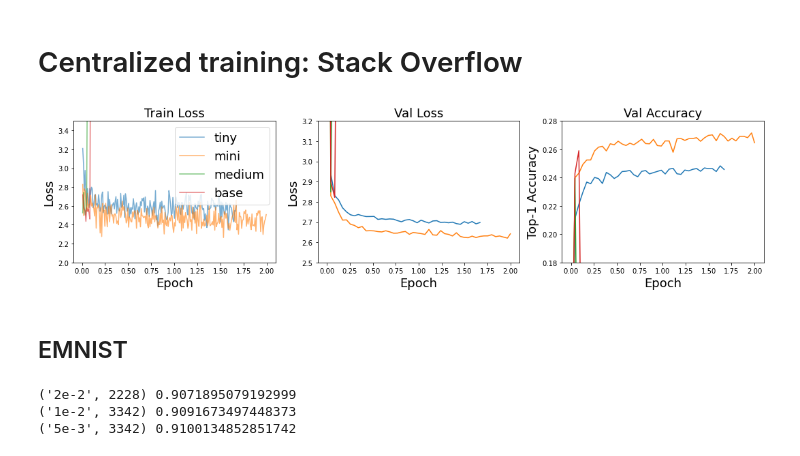
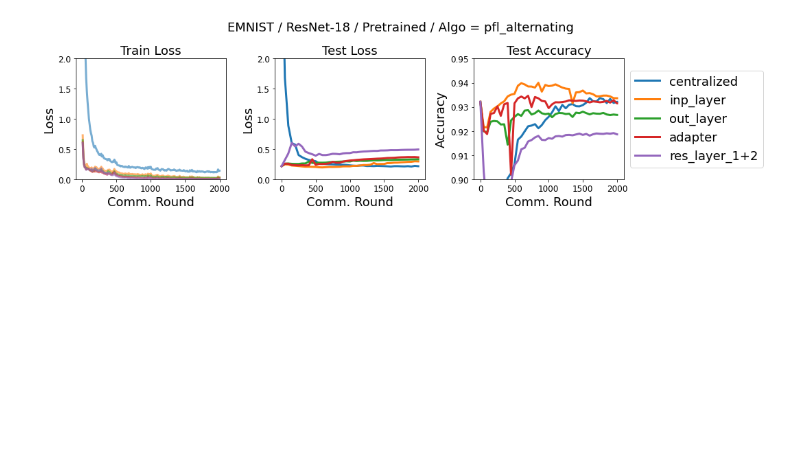
Before and after one commit to facebookresearch/FL_partial_personalization, a Jupyter notebook: parse_outputs.ipynb, the cells around one changed output. Saved outputs shown, nothing was run; the diff lists cells and outputs as text; code cells hidden in the pictures; blank space fills up the shorter version.

```diff
--- a/parse_outputs.ipynb
+++ b/parse_outputs.ipynb
@@ -319,46 +154,28 @@ for param, out in zip(param_list, out_list):
-# %% [markdown]
-# Centralized training: Stack Overflow
-# %%
-df_lst = []
-param_list = ['tiny', 'mini', 'medium', 'base']
-
-fn = 'so_{}_try1_{}.csv'
-for p in param_list:
-    for t in ['train', 'test']:
-        df_lst.append(pd.read_csv(os.path.join(output_dir, fn.format(p, t))))
-
-df_tr = np.asarray(df_lst, dtype=np.object).reshape(-1, 2)[:, 0]
-df_te = np.asarray(df_lst, dtype=np.object).reshape(-1, 2)[:, 1]
-
-# df_tr.append(pd.read_csv(os.path.join(output_dir, fn1.format('train'))))
-# df_te.append(pd.read_csv(os.path.join(output_dir, fn1.format('test'))))
-# df_tr.append(pd.read_csv(os.path.join(output_dir, fn2.format('train'))))
-# df_te.append(pd.read_csv(os.path.join(output_dir, fn2.format('test'))))
 # %%
 f, ax = plt.subplots(1, 3, figsize=(15, 4))
+f.suptitle(f'{descr} / Algo = {pfl_algo}', fontsize=18)
 
-for i, (do, df) in enumerate(zip(param_list, df_tr)):
-    ax[0].plot(df['epoch'], df['avg_loss'], alpha=0.6, color=COLORS[i], label=do)
+for i, (p, df) in enumerate(zip(param_list, df_tr)):
+    ax[0].plot(df['round'], df['avg_loss'], alpha=0.6, label=p)
 
 for param, df in zip(param_list, df_te):
-    ax[1].plot(df['epoch'], df['loss|mean'], label=param)
-    ax[2].plot(df['epoch'], df['accuracy_top1|mean'], label=param)
+    ax[1].plot(df['round'], df['loss|mean'], label=param)
+    ax[2].plot(df['round'], df['accuracy|mean'], label=param)
 
 ax[0].set_title('Train Loss', fontsize=18)
-ax[1].set_title('Val Loss', fontsize=18)
-ax[2].set_title("Val Accuracy", fontsize=18)
+ax[1].set_title('Test Loss', fontsize=18)
+ax[2].set_title("Test Accuracy", fontsize=18)
 for a in ax:
-    a.set_xlabel('Epoch', fontsize=18)
+    a.set_xlabel('Comm. Round', fontsize=18)
     a.set_ylabel('Loss', fontsize=18)
-ax[2].set_ylabel("Top-1 Accuracy", fontsize=18)
+ax[2].set_ylabel("Accuracy", fontsize=18)
 
-ax[0].legend(fontsize=18)
-ax[0].set_ylim((2, 3.5))
-ax[1].set_ylim((2.5, 3.2))
-ax[2].set_ylim((0.18, 0.28))
+ax[0].set_ylim((0, 2))
+ax[1].set_ylim((0, 2))
+ax[2].set_ylim((0.9, 0.95))
+
+ax[-1].legend(bbox_to_anchor=(1.04,0.5), loc="center left", borderaxespad=0, fontsize=18)
 
 plt.tight_layout()
 # %% [output]
-[figure, old version]
+[figure, new version]
-# %% [markdown]
-## EMNIST
@@ -385,7 +181,0 @@ df_te = np.asarray(df_lst, dtype=np.object).reshape(-1, 2)[:, 1]
-# %%
-for p, df in zip(param_list, df_te):
-    print(p, df['accuracy|mean'].to_numpy()[-5:].mean())
-# %% [output]
-('2e-2', 2228) 0.9071895079192999
-('1e-2', 3342) 0.9091673497448373
-('5e-3', 3342) 0.9100134852851742
```
Also changed, not shown: parts of 39 cells of this notebook, 7 other files.
